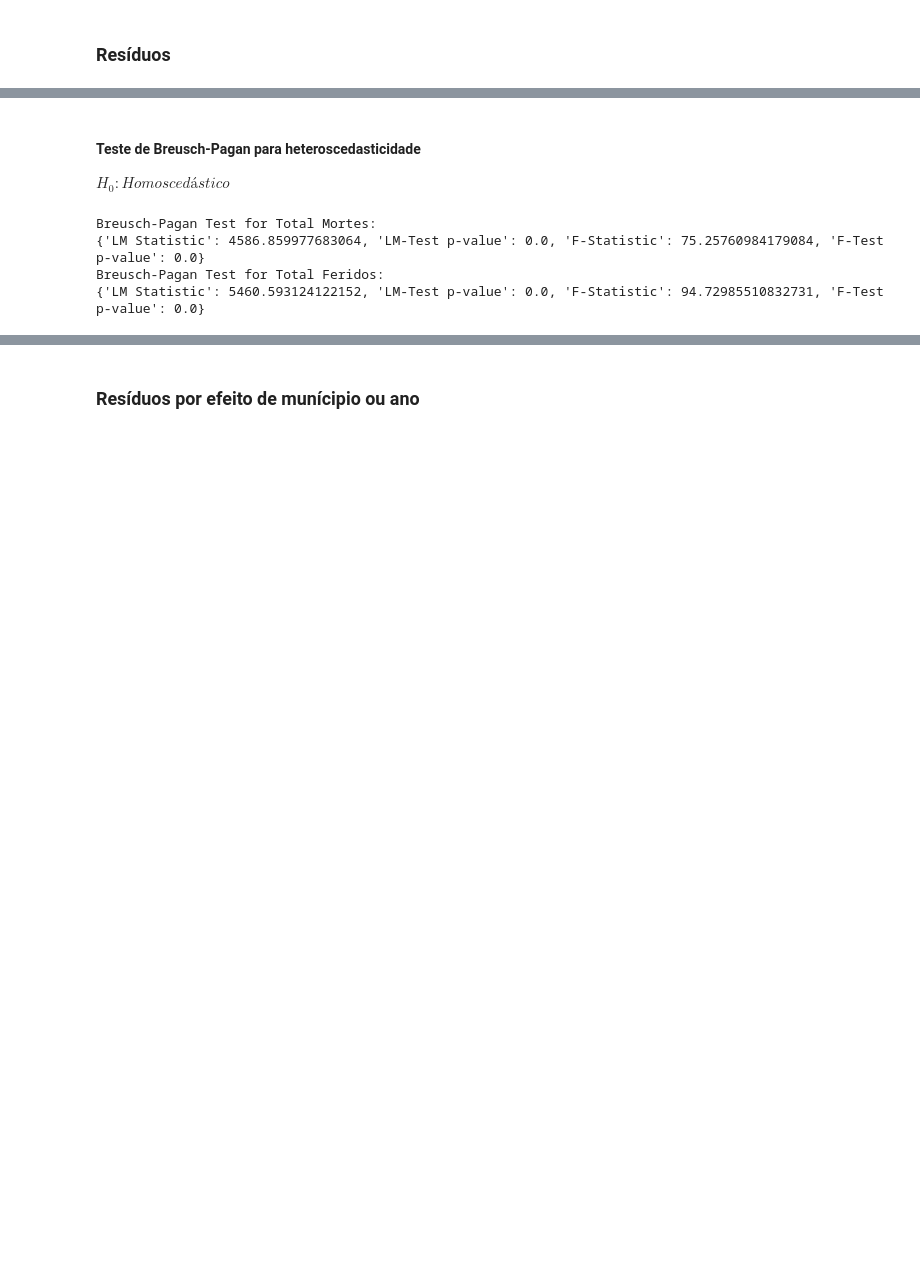
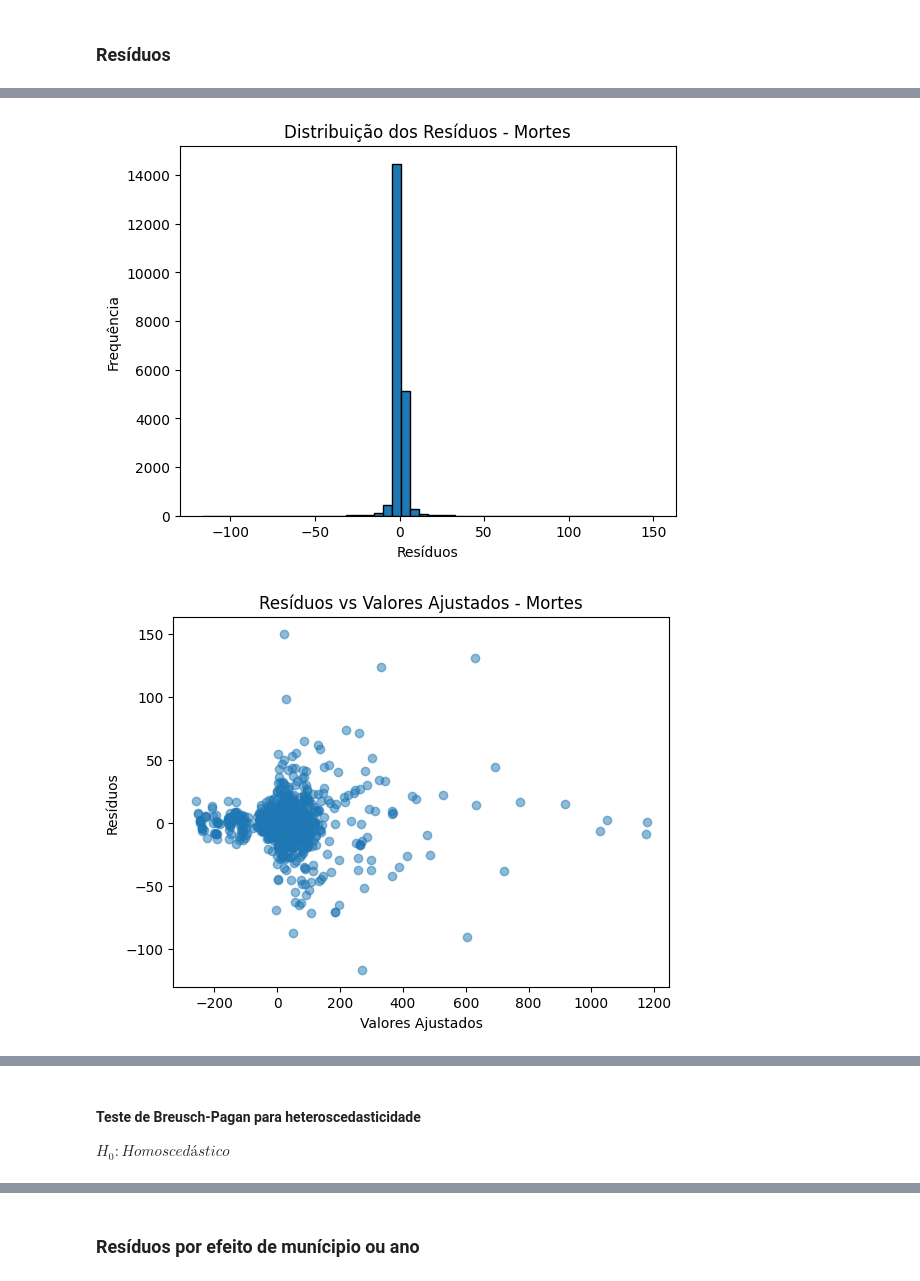
Before and after one commit to anayflima/simu-datathon-2024, a Jupyter notebook: analise_de_dados/analise_painel.ipynb, the cells around one changed output, grey strips where cells are left out. Saved outputs shown, nothing was run; the diff lists cells and outputs as text; code cells hidden in the pictures; blank space fills up the shorter version.

```diff
--- a/analise_de_dados/analise_painel.ipynb
+++ b/analise_de_dados/analise_painel.ipynb
@@ -98,0 +332,3 @@ Colunas removidas: ['vlr_investimento', 'Ocup_caminhonete_mortes', 'Ocup_veic_tr
+# %%
+df_panel, X, y_mortes, y_feridos = prepare_panel_data(df_agrup_munic_ano.copy())
+X
@@ -106,16 +357,3 @@ $$y_{it} = \gamma_t + \beta'x_{it} + \epsilon_{it}$$
 $$i = Município, \quad t = ano$$
 # %% [markdown]
 https://bashtage.github.io/linearmodels/panel/panel/linearmodels.panel.model.PanelOLS.html
-# %%
-# Selecionar variáveis dependentes e independentes
-X = df_panel[[*x_columns_numeric]]
-y_mortes = df_panel['total_mortes'].astype(float)
-y_feridos = df_panel['total_feridos'].astype(float)
-
-# Adicionar constante
-X = sm.add_constant(X).astype(float)
-
-# Modelo de Efeitos Fixos para Mortes
-fe_model_mortes = PanelOLS(y_mortes, X, entity_effects=True)
-fe_model_mortes = fe_model_mortes.fit()
-fe_model_mortes.summary
@@ -206,0 +360,2 @@ Included effects: Entity
+# %%
+model_mortes = fit_panel_data_model(X, y_mortes)
@@ -206,0 +402,2 @@ Included effects: Entity
+# %%
+model_feridos = fit_panel_data_model(X, y_feridos)
@@ -248,0 +446,7 @@ plt.show()
+# %%
+plot_residuos(model_mortes, 'Mortes')
+
+plot_residuos(model_feridos, 'Feridos')
+# %% [output]
+[figure, added]
+[figure, added]
@@ -250,24 +456,3 @@ plt.show()
 #### Teste de Breusch-Pagan para heteroscedasticidade
 
 $H_0: Homoscedástico$
-# %%
-model_mortes = sm.OLS(y_mortes, X).fit()
-
-# Realizando o teste de Breusch-Pagan para mortes
-bp_test_mortes = het_breuschpagan(model_mortes.resid, model_mortes.model.exog)
-labels = ['LM Statistic', 'LM-Test p-value', 'F-Statistic', 'F-Test p-value']
-print("Breusch-Pagan Test for Total Mortes:")
-print(dict(zip(labels, bp_test_mortes)))
-
-# Ajustando o modelo com statsmodels para total de feridos
-model_feridos = sm.OLS(y_feridos, X).fit()
-
-# Realizando o teste de Breusch-Pagan para feridos
-bp_test_feridos = het_breuschpagan(model_feridos.resid, model_feridos.model.exog)
-print("Breusch-Pagan Test for Total Feridos:")
-print(dict(zip(labels, bp_test_feridos)))
-# %% [output]
-Breusch-Pagan Test for Total Mortes:
-{'LM Statistic': 4586.859977683064, 'LM-Test p-value': 0.0, 'F-Statistic': 75.25760984179084, 'F-Test p-value': 0.0}
-Breusch-Pagan Test for Total Feridos:
-{'LM Statistic': 5460.593124122152, 'LM-Test p-value': 0.0, 'F-Statistic': 94.72985510832731, 'F-Test p-value': 0.0}
```
Also changed, not shown: parts of 40 cells of this notebook.
